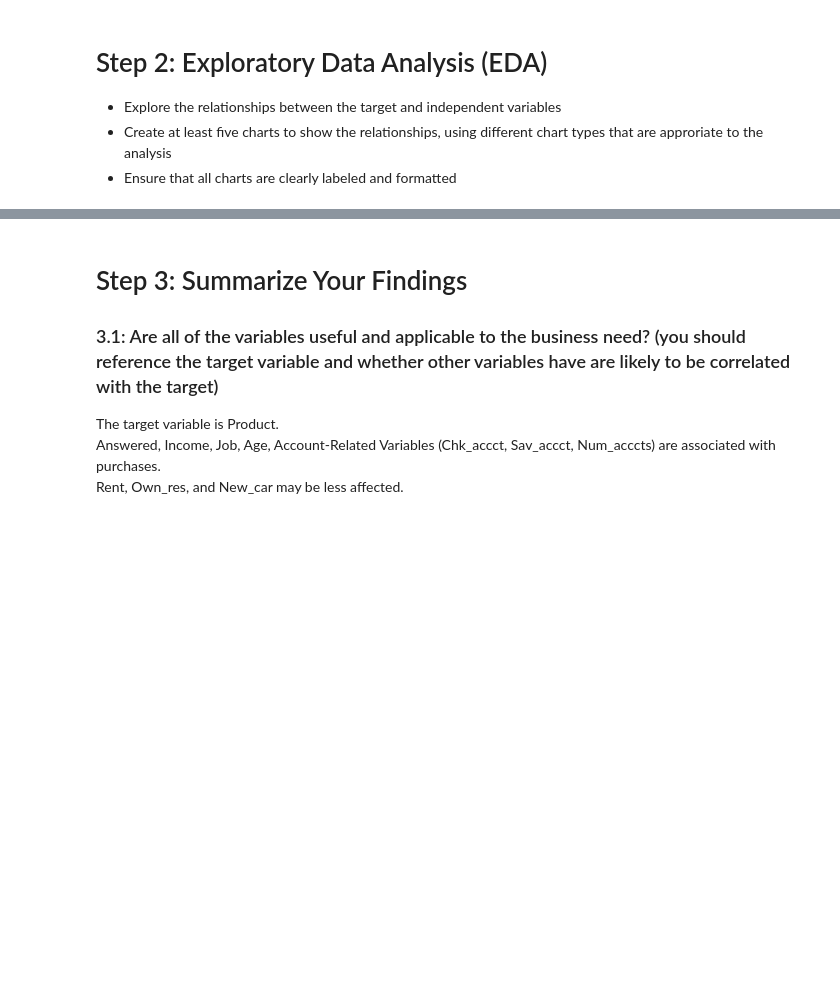
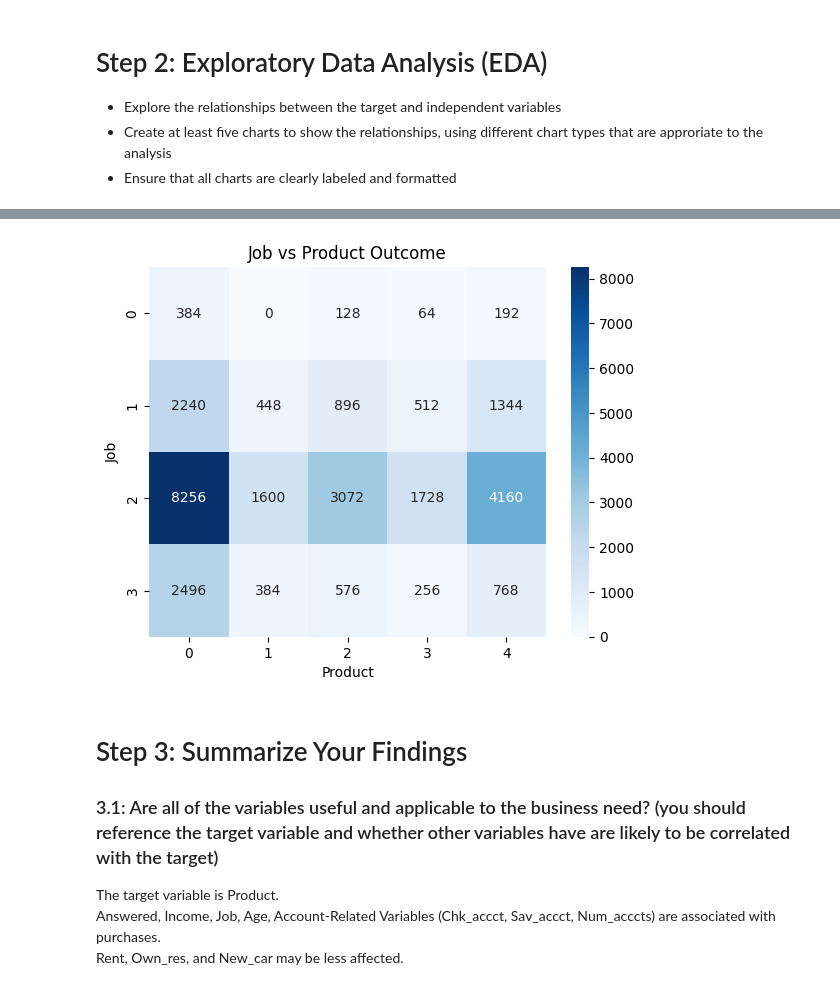
Before and after one commit to worldstar0722/IS_4487_25FA, a Jupyter notebook: assignment_4_data_understanding_ChoiEllie.ipynb, the cells around one changed output, grey strips where cells are left out. Cells and saved outputs as stored; diff of their text form; code cells hidden in the pictures; blank space fills up the shorter version.

```diff
--- a/assignment_4_data_understanding_ChoiEllie.ipynb
+++ b/assignment_4_data_understanding_ChoiEllie.ipynb
@@ -134,11 +142,13 @@ plt.show()
 # %%
 # Chart 5
-job_product = pd.crosstab(df["Job"], df["Product"])
+job_product = pd.crosstab(df["job"], df["product"])
 sns.heatmap(job_product, annot=True, fmt="d", cmap="Blues")
 plt.title("Job vs Product Outcome")
 plt.xlabel("Product")
 plt.ylabel("Job")
 plt.show()
+# %% [output]
+[figure, added]
 # %% [markdown]
 # Step 3: Summarize Your Findings
 ### 3.1: Are all of the variables useful and applicable to the business need?  (you should reference the target variable and whether other variables have are likely to be correlated with the target)
```
Also changed, not shown: parts of 4 cells of this notebook.
